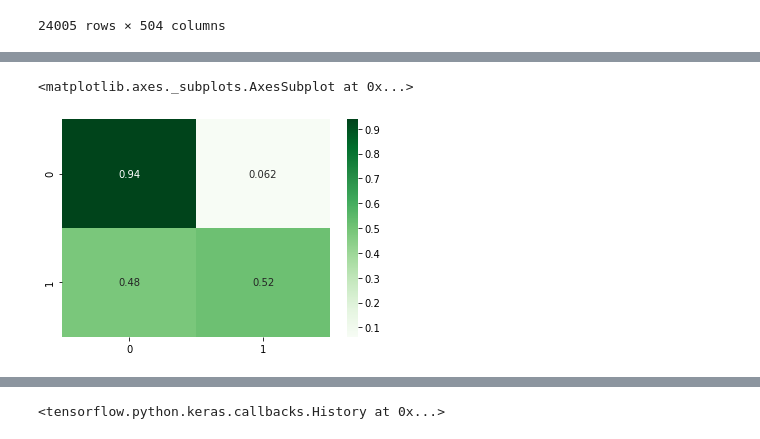
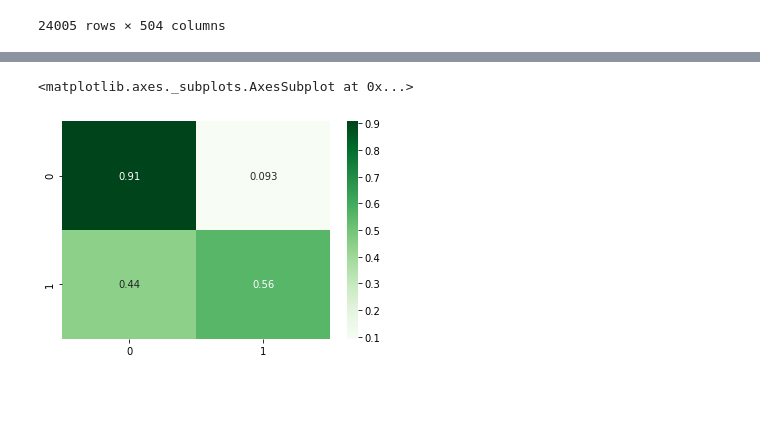
Before and after one commit to Caellwyn/ou_student_predictions, a Jupyter notebook: notebooks/deep_timeseries_models.ipynb, the cells around one changed output, grey strips where cells are left out. Drawn from its saved outputs; the diff is of its cells as text; code cells hidden in the pictures; blank space fills up the shorter version.

```diff
--- a/notebooks/deep_timeseries_models.ipynb
+++ b/notebooks/deep_timeseries_models.ipynb
@@ -194,11 +201,3 @@ Epoch 50/50
-# %%
-yhat = np.around(model1.predict(X_val)).astype(int)[:,0]
-
-confusion = confusion_matrix(y_val, yhat, normalize='true')
-heatmap(confusion, cmap='Greens', annot=True)
-# %% [output]
-<matplotlib.axes._subplots.AxesSubplot at 0x...>
-[figure, removed]
 # %%
 l1 = 1e-4
 l2 = 1e-3
@@ -270,7 +269,6 @@ model1.add(Dense(200, activation='relu',
 
 model1.add(Dense(1, activation='sigmoid'))
 
-# optimizer = optimizers.SGD(learning_rate=.1)
 optimizer = keras.optimizers.Adam(learning_rate = .001)
 
 model1.compile(optimizer=optimizer, loss='binary_crossentropy',
@@ -281,11 +279,27 @@ class_balance = sum(y_t == 1) / sum(y_t == 0)
 reduce_lr = ReduceLROnPlateau(monitor='val_loss', factor=0.2,
                               patience=5, min_lr=0.0001)
 
-model1.fit(os_X_t, os_y_t,
+model1.fit(X_t, y_t,
            batch_size = 200,
            epochs = 50,
            validation_data=(X_val, y_val),
            callbacks = [reduce_lr]
            )
+
+#class_balance = num(pass) / num(fail).  Use this to weight class 0.
+class_balance = sum(y_t == 1) / sum(y_t == 0)
+
+model1.fit(X_t, y_t,
+           batch_size = 200,
+           epochs = 50,
+           validation_data=(X_val, y_val),
+        #    class_weight = {1: 1.0,
+        #                    0: class_balance}
+           )
+
+yhat = np.around(model1.predict(X_val)).astype(int)[:,0]
+
+confusion = confusion_matrix(y_val, yhat, normalize='true')
+heatmap(confusion, cmap='Greens', annot=True)
 # %% [output]
 Epoch 1/50
@@ -308 +322,2 @@ Epoch 50/50
-<tensorflow.python.keras.callbacks.History at 0x...>
+<matplotlib.axes._subplots.AxesSubplot at 0x...>
+[figure, added]
```
Also changed, not shown: parts of 21 cells of this notebook.
